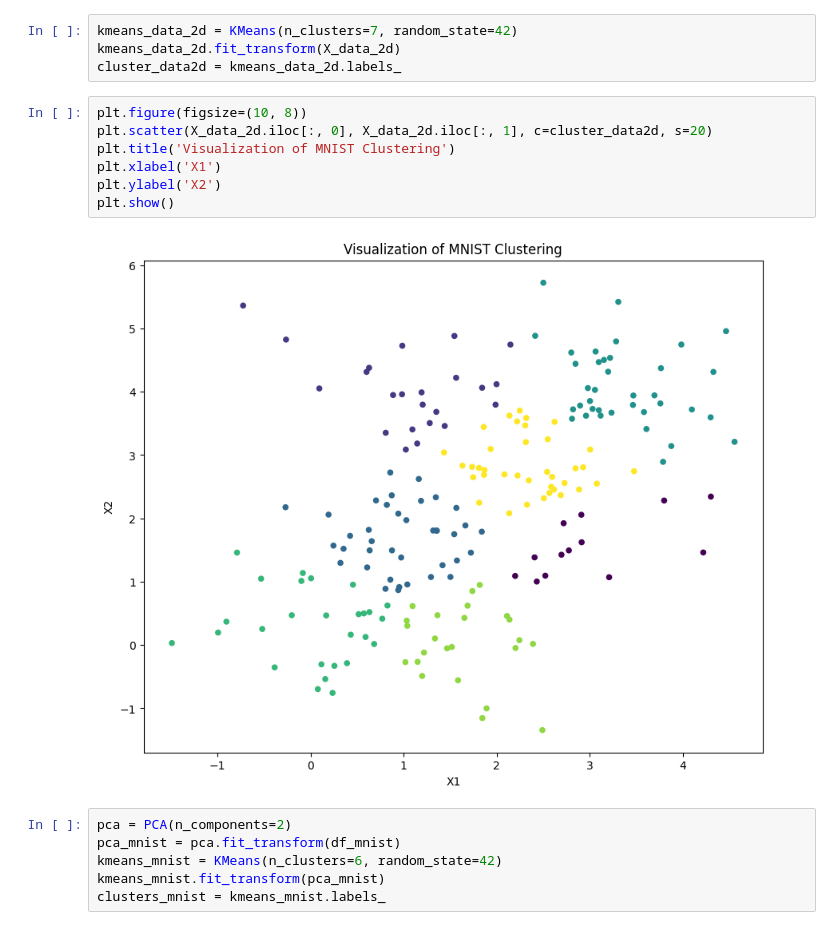
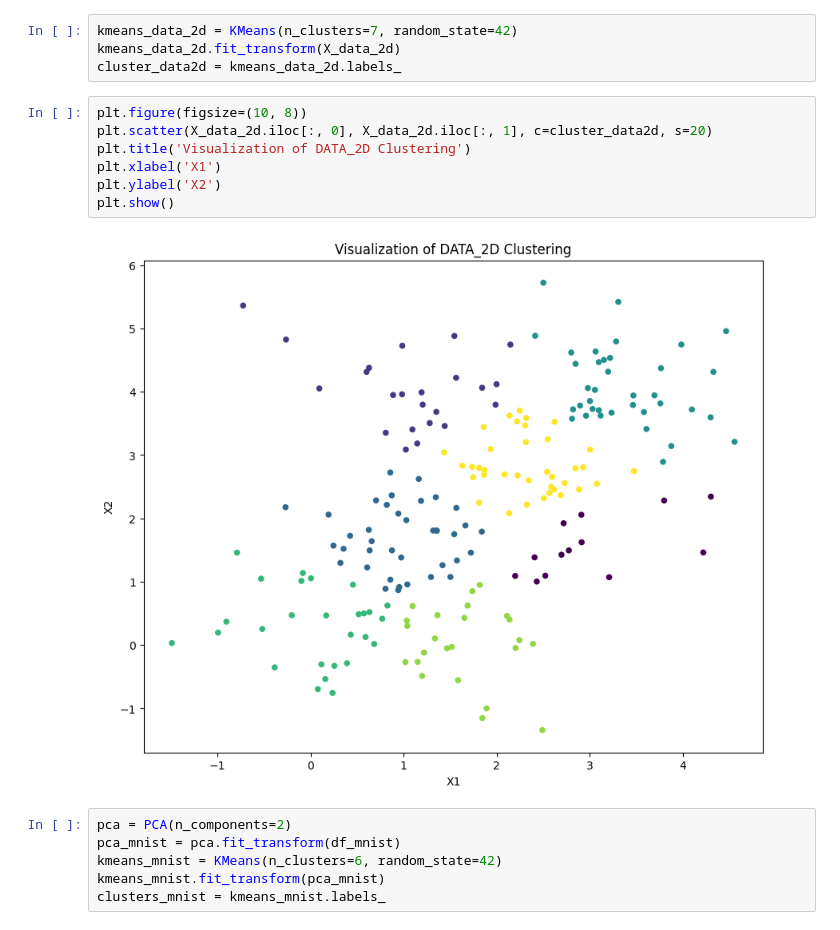
Before and after one commit to 4attye/goit-ds-hw-09, a Jupyter notebook: HW.ipynb, the cells around one changed output. Cells and saved outputs as stored; diff of their text form.

```diff
--- a/HW.ipynb
+++ b/HW.ipynb
@@ -84,12 +84,12 @@ cluster_data2d = kmeans_data_2d.labels_
 # %%
 plt.figure(figsize=(10, 8))
 plt.scatter(X_data_2d.iloc[:, 0], X_data_2d.iloc[:, 1], c=cluster_data2d, s=20)
-plt.title('Visualization of MNIST Clustering')
+plt.title('Visualization of DATA_2D Clustering')
 plt.xlabel('X1')
 plt.ylabel('X2')
 plt.show()
 # %% [output]
-[figure, old version]
+[figure, new version]
 # %%
 pca = PCA(n_components=2)
 pca_mnist = pca.fit_transform(df_mnist)
```
